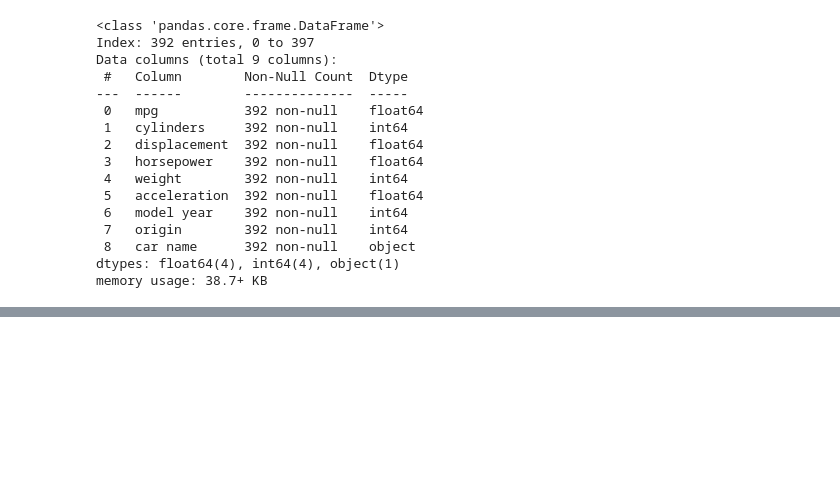
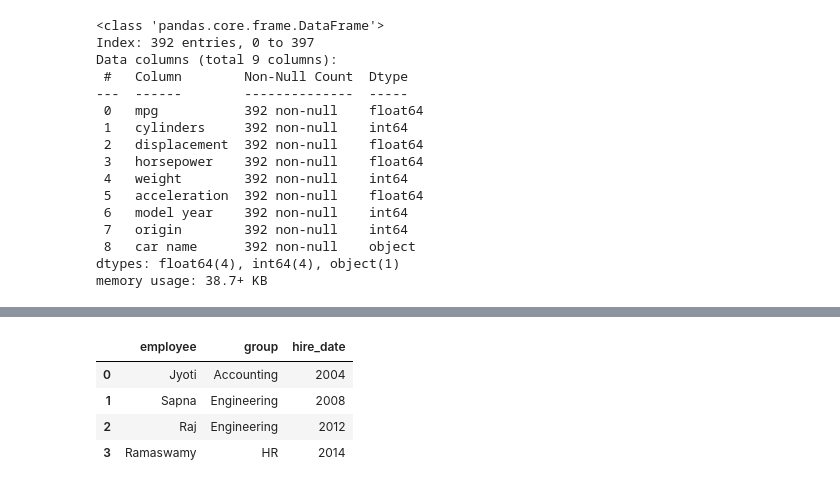
Before and after one commit to SHIVAM-MARS/Python, a Jupyter notebook: 4. Python Pandas/Infosys.ipynb, the cells around one changed output, grey strips where cells are left out. Saved outputs shown, nothing was run; the diff lists cells and outputs as text; code cells hidden in the pictures; blank space fills up the shorter version.

```diff
--- a/4. Python Pandas/Infosys.ipynb
+++ b/4. Python Pandas/Infosys.ipynb
@@ -1614,0 +1908,9 @@ AttributeError: 'DataFrameGroupBy' object has no attribute 'sort_values'
+# %%
+df3 = pd.merge(df1,df2)
+df3
+# %% [output]
+|  | employee | group | hire_date |
+| 0 | Jyoti | Accounting | 2004 |
+| 1 | Sapna | Engineering | 2008 |
+| 2 | Raj | Engineering | 2012 |
+| 3 | Ramaswamy | HR | 2014 |
```
Also changed, not shown: parts of 19 cells of this notebook, 1 other file.
